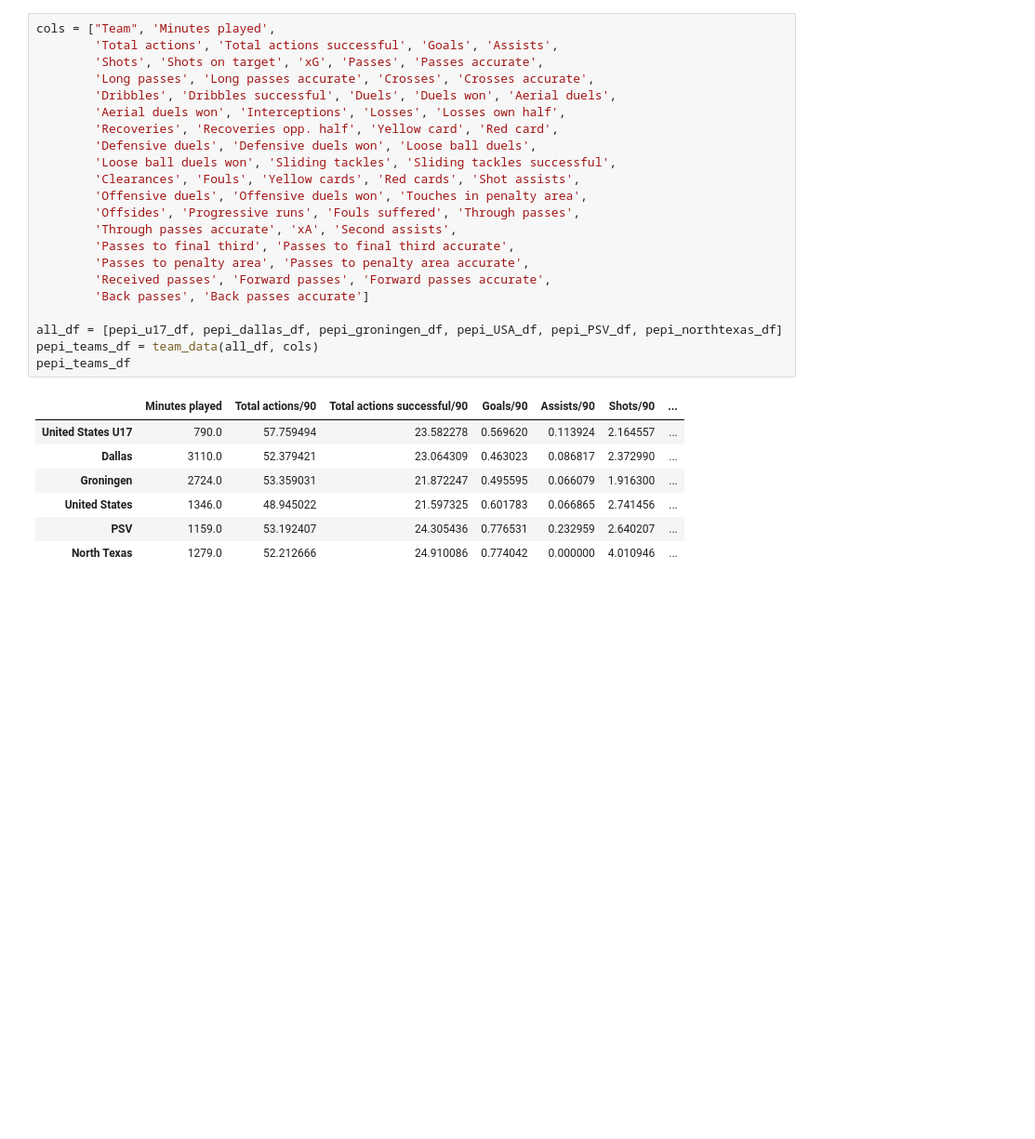
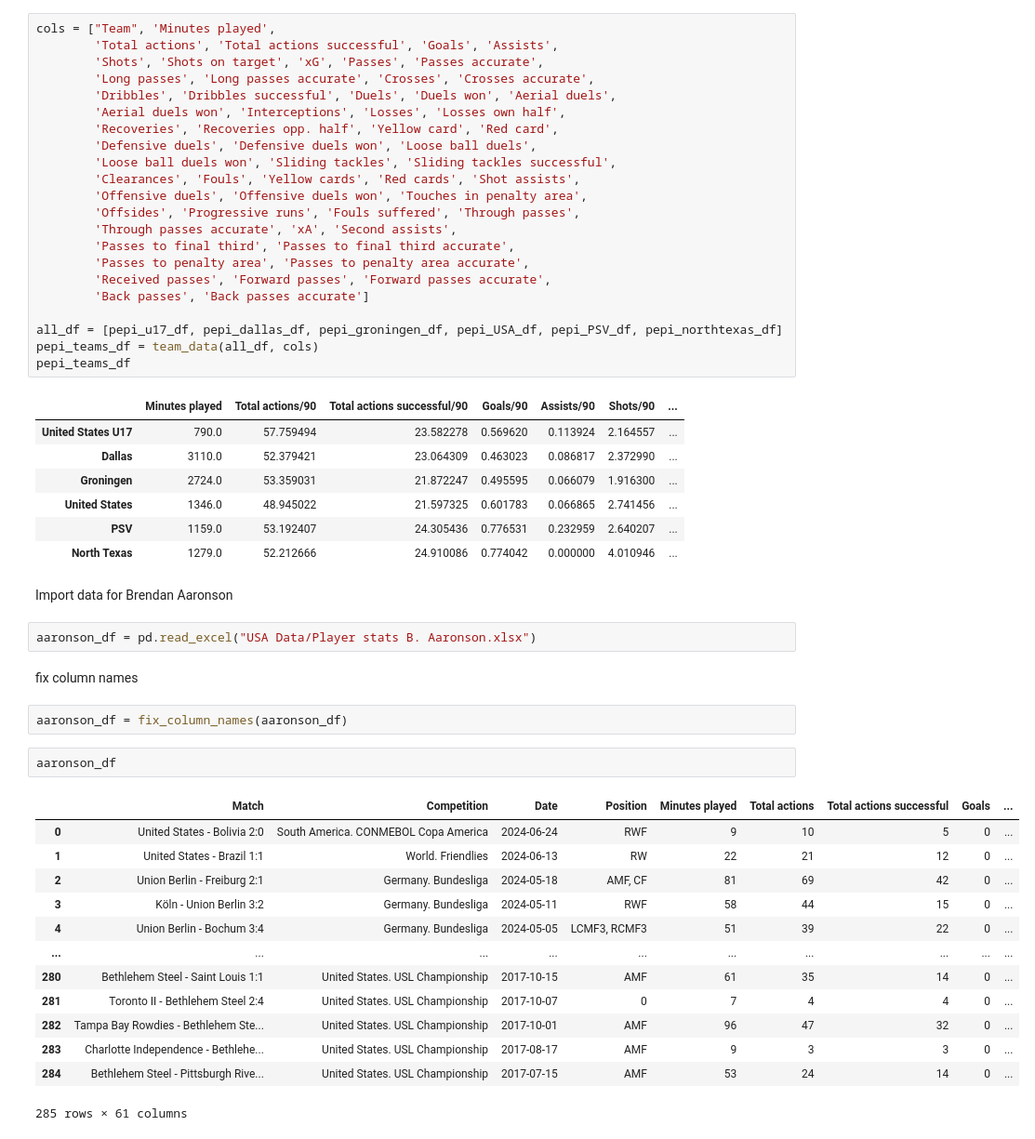
Before and after one commit to Tommy-Las/FootballAnalytics-FinalProject, a Jupyter notebook: code.ipynb, the cells around one changed output. Shown at 93% size. Drawn from its saved outputs; the diff is of its cells as text; blank space fills up the shorter version.

Commit message:
Data for B Aaronson completed

```diff
--- a/code.ipynb
+++ b/code.ipynb
@@ -174,3 +176,27 @@ pepi_teams_df
 | United States | 1346.0 | 48.945022 | 21.597325 | 0.601783 | 0.066865 | 2.741456 | ... |
 | PSV | 1159.0 | 53.192407 | 24.305436 | 0.776531 | 0.232959 | 2.640207 | ... |
 | North Texas | 1279.0 | 52.212666 | 24.910086 | 0.774042 | 0.000000 | 4.010946 | ... |
+# %% [markdown]
+Import data for Brendan Aaronson
+# %%
+aaronson_df = pd.read_excel("USA Data/Player stats B. Aaronson.xlsx")
+# %% [markdown]
+fix column names
+# %%
+aaronson_df = fix_column_names(aaronson_df)
+# %%
+aaronson_df
+# %% [output]
+|  | Match | Competition | Date | Position | Minutes played | Total actions | Total actions successful | Goals | ... |
+| 0 | United States - Bolivia 2:0 | South America. CONMEBOL Copa America | 2024-06-24 | RWF | 9 | 10 | 5 | 0 | ... |
+| 1 | United States - Brazil 1:1 | World. Friendlies | 2024-06-13 | RW | 22 | 21 | 12 | 0 | ... |
+| 2 | Union Berlin - Freiburg 2:1 | Germany. Bundesliga | 2024-05-18 | AMF, CF | 81 | 69 | 42 | 0 | ... |
+| 3 | Köln - Union Berlin 3:2 | Germany. Bundesliga | 2024-05-11 | RWF | 58 | 44 | 15 | 0 | ... |
+| 4 | Union Berlin - Bochum 3:4 | Germany. Bundesliga | 2024-05-05 | LCMF3, RCMF3 | 51 | 39 | 22 | 0 | ... |
+| ... | ... | ... | ... | ... | ... | ... | ... | ... | ... |
+| 280 | Bethlehem Steel - Saint Louis 1:1 | United States. USL Championship | 2017-10-15 | AMF | 61 | 35 | 14 | 0 | ... |
+| 281 | Toronto II - Bethlehem Steel 2:4 | United States. USL Championship | 2017-10-07 | 0 | 7 | 4 | 4 | 0 | ... |
+| 282 | Tampa Bay Rowdies - Bethlehem Ste... | United States. USL Championship | 2017-10-01 | AMF | 96 | 47 | 32 | 0 | ... |
+| 283 | Charlotte Independence - Bethlehe... | United States. USL Championship | 2017-08-17 | AMF | 9 | 3 | 3 | 0 | ... |
+| 284 | Bethlehem Steel - Pittsburgh Rive... | United States. USL Championship | 2017-07-15 | AMF | 53 | 24 | 14 | 0 | ... |
+285 rows × 61 columns
```
Also changed, not shown: parts of 3 cells of this notebook.
